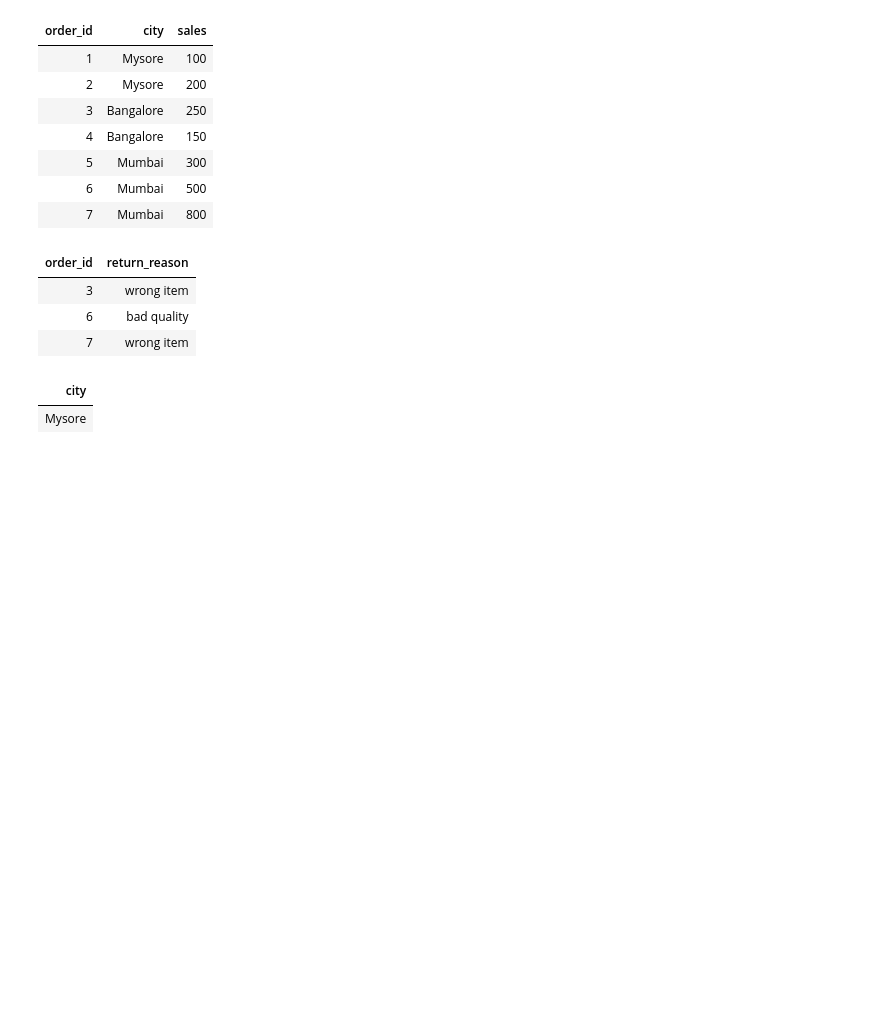
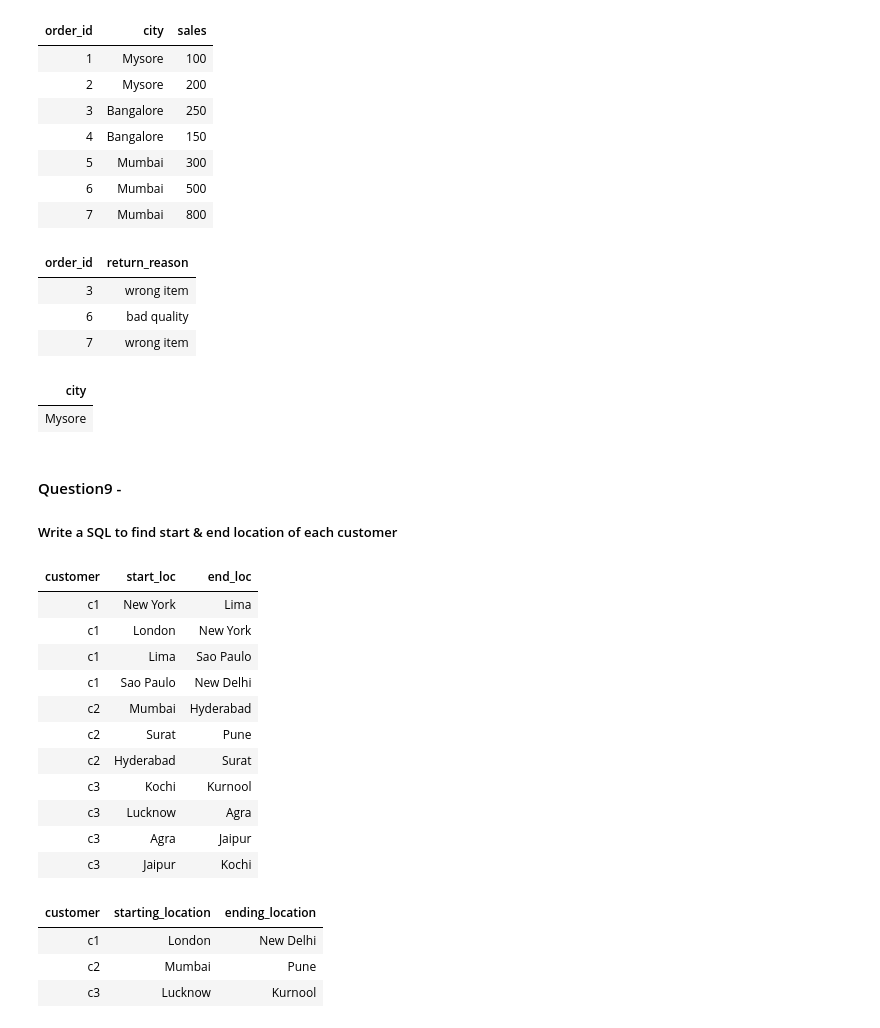
Before and after one commit to Rupam-1/SQL-Pyspark-practise_youtube, a Jupyter notebook: 06. SQL - Part4.ipynb, the cells around one changed output. Saved outputs shown, nothing was run; the diff lists cells and outputs as text; code cells hidden in the pictures; blank space fills up the shorter version.

```diff
--- a/06. SQL - Part4.ipynb
+++ b/06. SQL - Part4.ipynb
@@ -714,3 +714,70 @@ select distinct city from namaste_orders where city not in (
 # %% [output]
 | city |
 | Mysore |
+# %% [markdown]
+#### Question9 -
+##### Write a SQL to find start & end location of each customer
+# %%
+%sql
+drop table if exists travel_data;
+CREATE TABLE travel_data (
+    customer VARCHAR(10),
+    start_loc VARCHAR(50),
+    end_loc VARCHAR(50)
+);
+
+INSERT INTO travel_data (customer, start_loc, end_loc) VALUES
+    ('c1', 'New York', 'Lima'),
+    ('c1', 'London', 'New York'),
+    ('c1', 'Lima', 'Sao Paulo'),
+    ('c1', 'Sao Paulo', 'New Delhi'),
+    ('c2', 'Mumbai', 'Hyderabad'),
+    ('c2', 'Surat', 'Pune'),
+    ('c2', 'Hyderabad', 'Surat'),
+    ('c3', 'Kochi', 'Kurnool'),
+    ('c3', 'Lucknow', 'Agra'),
+    ('c3', 'Agra', 'Jaipur'),
+    ('c3', 'Jaipur', 'Kochi');
+
+select * from travel_data;
+# %% [output]
+| customer | start_loc | end_loc |
+| c1 | New York | Lima |
+| c1 | London | New York |
+| c1 | Lima | Sao Paulo |
+| c1 | Sao Paulo | New Delhi |
+| c2 | Mumbai | Hyderabad |
+| c2 | Surat | Pune |
+| c2 | Hyderabad | Surat |
+| c3 | Kochi | Kurnool |
+| c3 | Lucknow | Agra |
+| c3 | Agra | Jaipur |
+| c3 | Jaipur | Kochi |
+# %%
+%sql
+select
+    customer,
+    max(
+        case
+            when start_loc not in (
+                select end_loc from travel_data t2
+                where t2.customer = t1.customer
+            ) then start_loc
+        end
+    ) as starting_location,
+    max(
+        case
+            when end_loc not in (
+                select start_loc from travel_data t2
+                where t2.customer = t1.customer
+            ) then end_loc
+        end
+    ) as ending_location
+from travel_data t1
+group by customer
+order by customer;
+# %% [output]
+| customer | starting_location | ending_location |
+| c1 | London | New Delhi |
+| c2 | Mumbai | Pune |
+| c3 | Lucknow | Kurnool |
```
Also changed, not shown: 1 other file.
